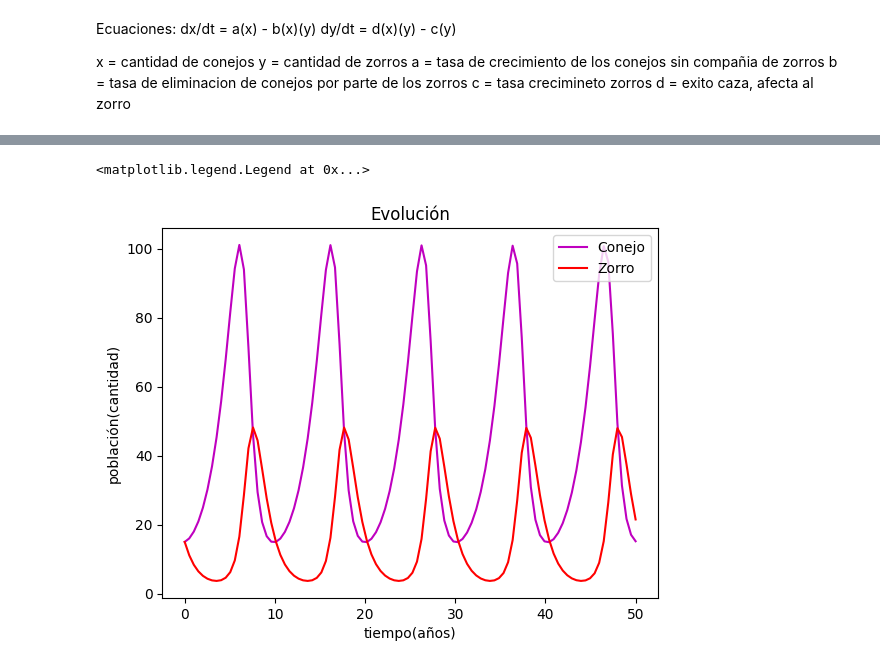
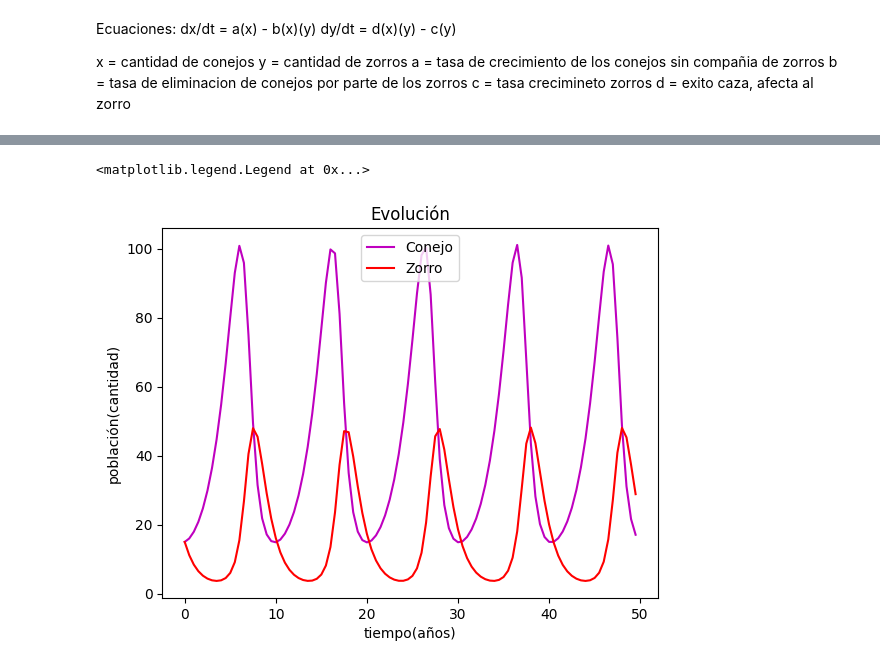
Before and after one commit to DiegoFLM/rabits_and_foxes, a Jupyter notebook: ecuacion.ipynb, the cells around one changed output, grey strips where cells are left out. Cells and saved outputs as stored; diff of their text form; code cells hidden in the pictures.

Commit message:
Punto uno

```diff
--- a/ecuacion.ipynb
+++ b/ecuacion.ipynb
@@ -40,11 +50,53 @@ evolucion = odeint(tasa, cantidadInicial, t, args=(a, b, c, d)) # Funcion axilia
-# %%
-
-plt.title("Evolución")
-plt.plot(t, evolucion[:, 0], label='Conejo', color='m')
-plt.plot(t, evolucion[:, 1], label='Zorro', color = 'r')
-plt.xlabel('tiempo(años)')
-plt.ylabel('población(cantidad)')
-plt.legend()
-# %% [output]
-<matplotlib.legend.Legend at 0x...>
-[figure, removed]
+# %%
+import matplotlib.pyplot as plt
+import numpy as np
+
+def rungeKutta4(r, t, h,a,b,c,d):
+        k1 = h*f(r, t,a,b,c,d)
+        k2 = h*f(r+0.5*k1, t+0.5*h,a,b,c,d)
+        k3 = h*f(r+0.5*k2, t+0.5*h,a,b,c,d)
+        k4 = h*f(r+k3, t+h,a,b,c,d)
+        return (k1 + 2*k2 + 2*k3 + k4)/6
+
+def f(r, t,a,b,c,d):
+        x, y = r[0], r[1]
+        dx = (a*x) - (b*x*y)
+        dy = (-1*c*y) + (d*x*y)
+        return np.array([dx, dy], float)
+
+# Tamaño de paso
+h=0.5
+
+# Tiempo, va de cero hasta 50 con paso h
+tiempo = np.arange(0, 50, h)
+
+# Puntos que nos dara R-Kutta
+x, y  = [], []
+
+# Valores iniciales ( cantidad de conejos y zorros)
+cantidadInicial = np.array([15, 15], float)
+
+# Variable
+a = 0.52
+b = 0.03
+c = 0.9
+d = 0.02
+
+def ciclo(x,y,a,b,c,d,cantidadInicial):
+        for t in tiempo:
+         x.append(cantidadInicial[0])
+         y.append(cantidadInicial[1])
+         cantidadInicial += rungeKutta4(cantidadInicial, t, h,a,b,c,d)
+
+ciclo(x,y,a,b,c,d,cantidadInicial)
+
+
+plt.plot(tiempo, x, label='Conejo', color='m')
+plt.plot(tiempo, y , label='Zorro', color = 'r')
+plt.xlabel("tiempo(años)")
+plt.ylabel("población(cantidad)")
+plt.title("Evolución")
+plt.legend()
+# %% [output]
+<matplotlib.legend.Legend at 0x...>
+[figure, added]
```
Also changed, not shown: parts of 1 cell of this notebook.
